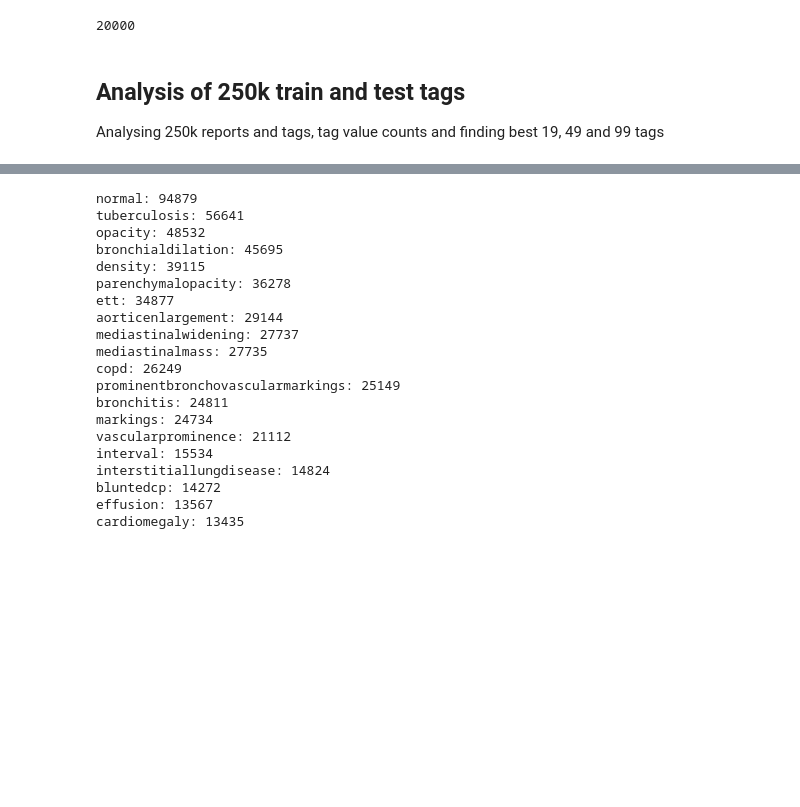
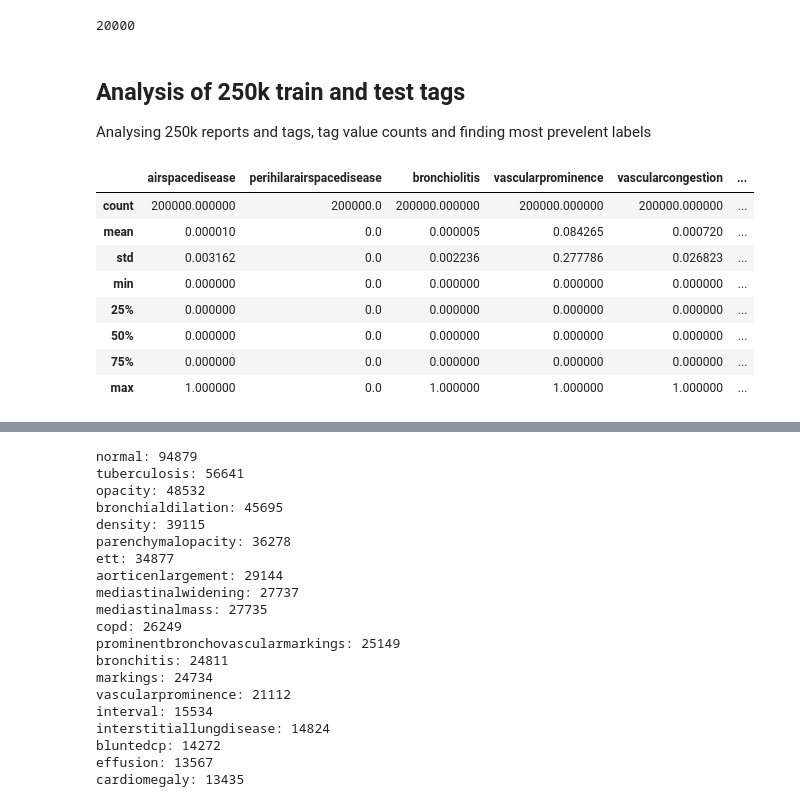
Before and after one commit to pranavrao-qure/MiniTasks, a Jupyter notebook: Radbert/ReportTagAnalysis.ipynb, the cells around one changed output, grey strips where cells are left out. Drawn from its saved outputs; the diff is of its cells as text; code cells hidden in the pictures; blank space fills up the shorter version.

```diff
--- a/Radbert/ReportTagAnalysis.ipynb
+++ b/Radbert/ReportTagAnalysis.ipynb
@@ -92,10 +117,20 @@ for i in range(len(tags_df)):
 20000
 # %% [markdown]
 ## Analysis of 250k train and test tags ##
-Analysing 250k reports and tags, tag value counts and finding best 19, 49 and 99 tags
+Analysing 250k reports and tags, tag value counts and finding most prevelent labels
 # %%
 train_file_med = '/home/users/pranav.rao/MiniTasks/Radbert/report_tags_250k_train.csv'
 test_file_med = '/home/users/pranav.rao/MiniTasks/Radbert/report_tags_250k_test.csv'
 # %%
 train_tags_med_df = pd.read_csv(train_file_med)
-test_tags_med_df = pd.read_csv(test_file_med)
+train_tags_med_df.describe()
+# %% [output]
+|  | airspacedisease | perihilarairspacedisease | bronchiolitis | vascularprominence | vascularcongestion | ... |
+| count | 200000.000000 | 200000.0 | 200000.000000 | 200000.000000 | 200000.000000 | ... |
+| mean | 0.000010 | 0.0 | 0.000005 | 0.084265 | 0.000720 | ... |
+| std | 0.003162 | 0.0 | 0.002236 | 0.277786 | 0.026823 | ... |
+| min | 0.000000 | 0.0 | 0.000000 | 0.000000 | 0.000000 | ... |
+| 25% | 0.000000 | 0.0 | 0.000000 | 0.000000 | 0.000000 | ... |
+| 50% | 0.000000 | 0.0 | 0.000000 | 0.000000 | 0.000000 | ... |
+| 75% | 0.000000 | 0.0 | 0.000000 | 0.000000 | 0.000000 | ... |
+| max | 1.000000 | 0.0 | 1.000000 | 1.000000 | 1.000000 | ... |
```
Also changed, not shown: parts of 34 cells of this notebook, 1 other file.
